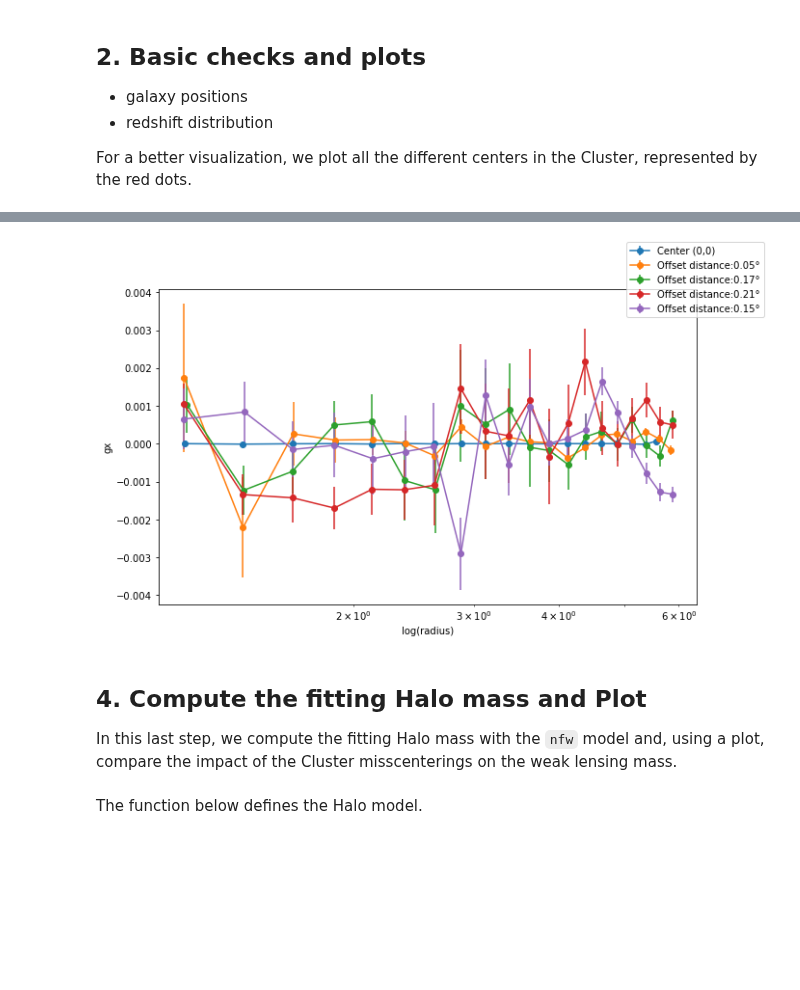
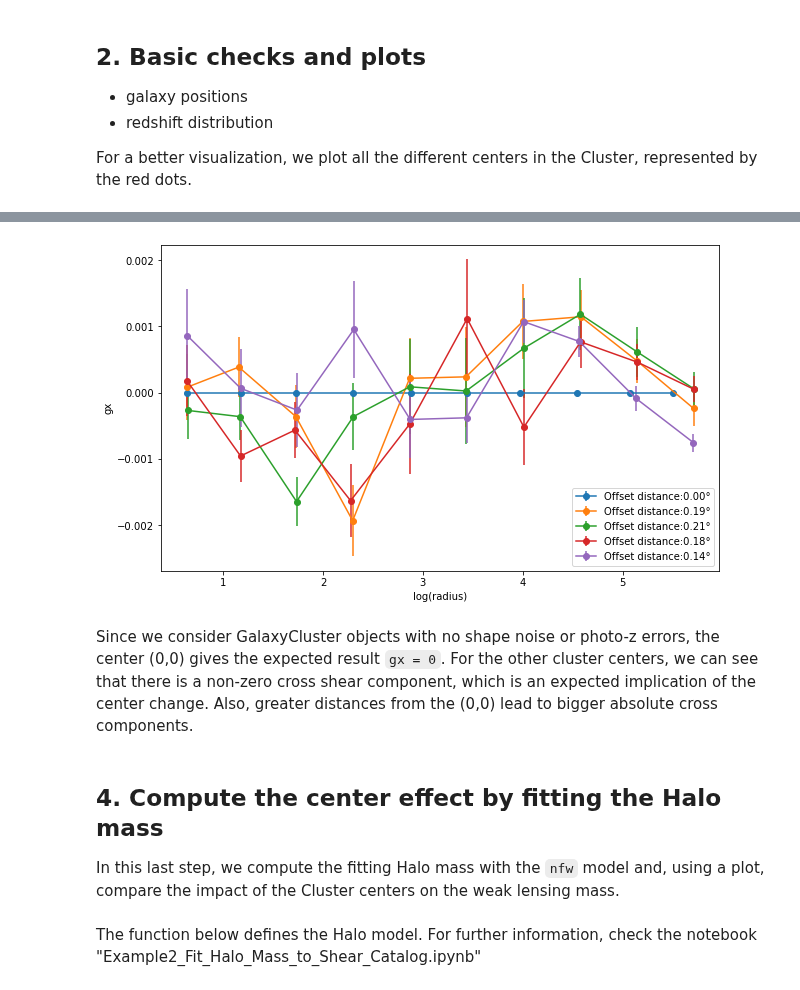
Before and after one commit to LSSTDESC/CLMM, a Jupyter notebook: examples/demo_dataops_functionality_diff_centers.ipynb, the cells around one changed output, grey strips where cells are left out. Drawn from its saved outputs; the diff is of its cells as text; code cells hidden in the pictures; blank space fills up the shorter version.

Commit message:
Changed the Halo mass calculation plus changes

```diff
--- a/examples/demo_dataops_functionality_diff_centers.ipynb
+++ b/examples/demo_dataops_functionality_diff_centers.ipynb
@@ -172,10 +116,6 @@ If the user wants to observe the individual shear profile and plots for each clu
 # %%
+fig = plt.figure(figsize=(10, 6))
 profile_list = []
-gt_list = []
-gx_list = []
-radius_list = []
-gt_err_list = []
-gx_err_list = []
 
 for cl in cluster_list:
     theta, e_t, e_x = compute_tangential_and_cross_components(
@@ -186,13 +126,14 @@ for cl in cluster_list:
     cl.compute_tangential_and_cross_components(geometry="flat", add=True)
     cl.make_radial_profile("Mpc", cosmo=cosmo,bins=bin_edges, include_empty_bins=False)
     profile_list.append(cl.profile)
-    #cl.profile.pprint(max_width=-1)
-    #fig, ax = cl.plot_profiles(xscale='log')
 
-for b in profile_list:
-    gt_list.append(b['gt'].pformat())
-    gx_list.append(b['gx'].pformat())
-    gt_err_list.append(b['gt_err'].pformat())
-    gx_err_list.append(b['gx_err'].pformat())
-    radius_list.append(b['radius'].pformat())
-#cl.profile.show_in_notebook()
+for a in range (0, len(profile_list)):
+    center_distance = (cluster_list[a].ra**2 + cluster_list[a].dec**2)**(1/2)
+    fig.gca().errorbar(profile_list[a]['radius'],profile_list[a]['gt'],profile_list[a]['gt_err'],linestyle='-',
+    marker='o', label =f'Distance from (0,0):{"{:.2f}".format(center_distance)}°')
+
+plt.xlabel('log(radius)')
+plt.ylabel('gt')
+
+plt.legend()
+plt.show()
@@ -225,29 +142,27 @@ plt.show()
 # %%
-fig = plt.figure(figsize=(10, 6))
-for b in range(0,len(profile_list)):
-    plt.xscale('log')
-    center_distance = (cluster_list[b].ra**2 + cluster_list[b].dec**2)**(1/2)
-    center_distance = "{:.2f}".format(center_distance)
-    if b == 0:
-        fig.gca().errorbar(radius_list[b][2:],gx_list[b][2:],gx_err_list[b][2:],linestyle='-',
-                 marker='o', label='Center (0,0)')
-    else:
-        fig.gca().errorbar(radius_list[b][2:],gx_list[b][2:],gx_err_list[b][2:],linestyle='-',
-                 marker='o', label =f'Offset distance:{center_distance}°')
+fig2 = plt.figure(figsize=(10, 6))
+
+for a in range (0, len(profile_list)):
+    center_distance = (cluster_list[a].ra**2 + cluster_list[a].dec**2)**(1/2)
+    fig2.gca().errorbar(profile_list[a]['radius'],profile_list[a]['gx'],profile_list[a]['gx_err'],linestyle='-',
+    marker='o', label =f'Offset distance:{"{:.2f}".format(center_distance)}°')
 
 plt.xlabel('log(radius)')
 plt.ylabel('gx')
-fig.legend()
+plt.legend(loc=4)
+
 plt.show()
 # %% [output]
-[figure, old version]
+[figure, new version]
+# %% [markdown]
+Since we consider GalaxyCluster objects with no shape noise or photo-z errors, the center (0,0) gives the expected result `gx = 0`. For the other cluster centers, we can see that there is a non-zero cross shear component, which is an expected implication of the center change. Also, greater distances from the (0,0) lead to bigger absolute cross components.
 # %% [markdown]
-## 4. Compute the fitting Halo mass and Plot
+## 4. Compute the center effect by fitting the Halo mass
 
-In this last step, we compute the fitting Halo mass with the `nfw` model and, using a plot, compare the impact of the Cluster misscenterings on the weak lensing mass.
+In this last step, we compute the fitting Halo mass with the `nfw` model and, using a plot, compare the impact of the Cluster centers on the weak lensing mass.
 # %%
 from clmm.support.sampler import samplers
 # %% [markdown]
-The function below defines the Halo model.
+The function below defines the Halo model. For further information, check the notebook "Example2_Fit_Halo_Mass_to_Shear_Catalog.ipynb"
 # %%
 logm_0 = random.uniform(13., 17., 1)[0]
```
Also changed, not shown: parts of 17 cells of this notebook.
